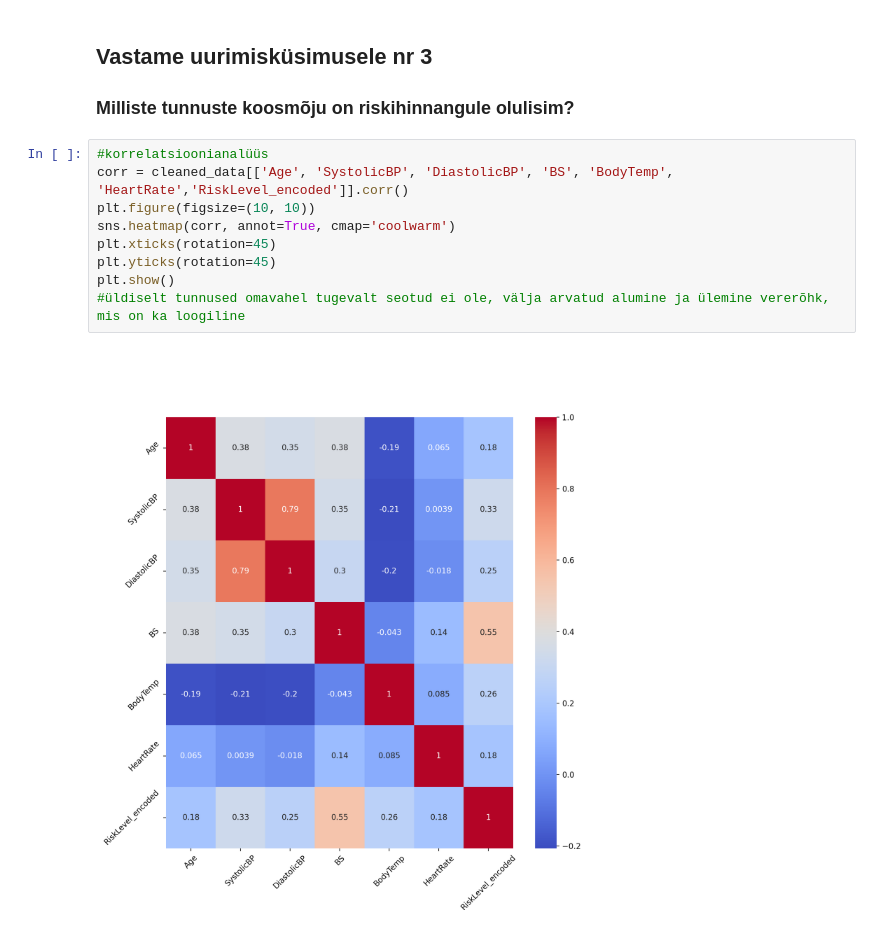
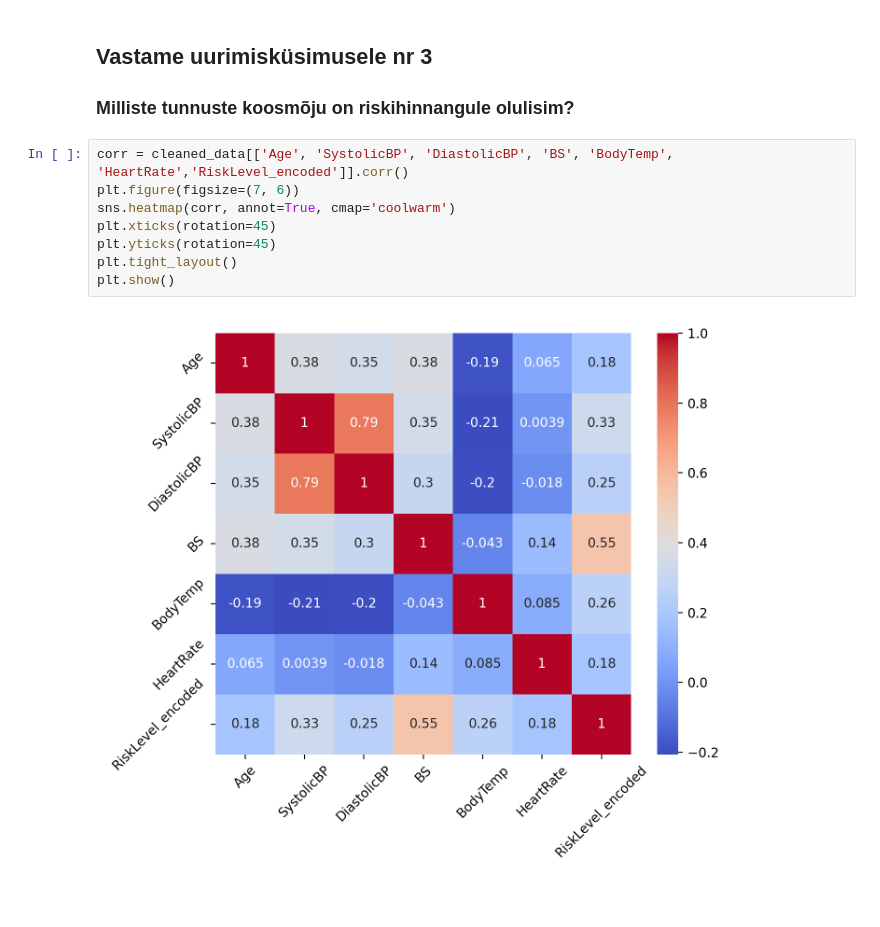
Before and after one commit to aaresild/maternal-health-risk, a Jupyter notebook: Arvutused/Esitlus_Bangladeshi rasedate riskihinnang.ipynb, the cells around one changed output. Saved outputs shown, nothing was run; the diff lists cells and outputs as text.

```diff
--- a/Arvutused/Esitlus_Bangladeshi rasedate riskihinnang.ipynb
+++ b/Arvutused/Esitlus_Bangladeshi rasedate riskihinnang.ipynb
@@ -218,13 +213,12 @@ plt.show()
 ## Vastame uurimisküsimusele nr 3
 ### Milliste tunnuste koosmõju on riskihinnangule olulisim?
 # %%
-#korrelatsioonianalüüs
 corr = cleaned_data[['Age', 'SystolicBP', 'DiastolicBP', 'BS', 'BodyTemp', 'HeartRate','RiskLevel_encoded']].corr()
-plt.figure(figsize=(10, 10))
+plt.figure(figsize=(7, 6))
 sns.heatmap(corr, annot=True, cmap='coolwarm')
 plt.xticks(rotation=45)
 plt.yticks(rotation=45)
+plt.tight_layout()
 plt.show()
-#üldiselt tunnused omavahel tugevalt seotud ei ole, välja arvatud alumine ja ülemine vererõhk, mis on ka loogiline
 # %% [output]
-[figure, old version]
+[figure, new version]
```
Also changed, not shown: parts of 4 cells of this notebook.
